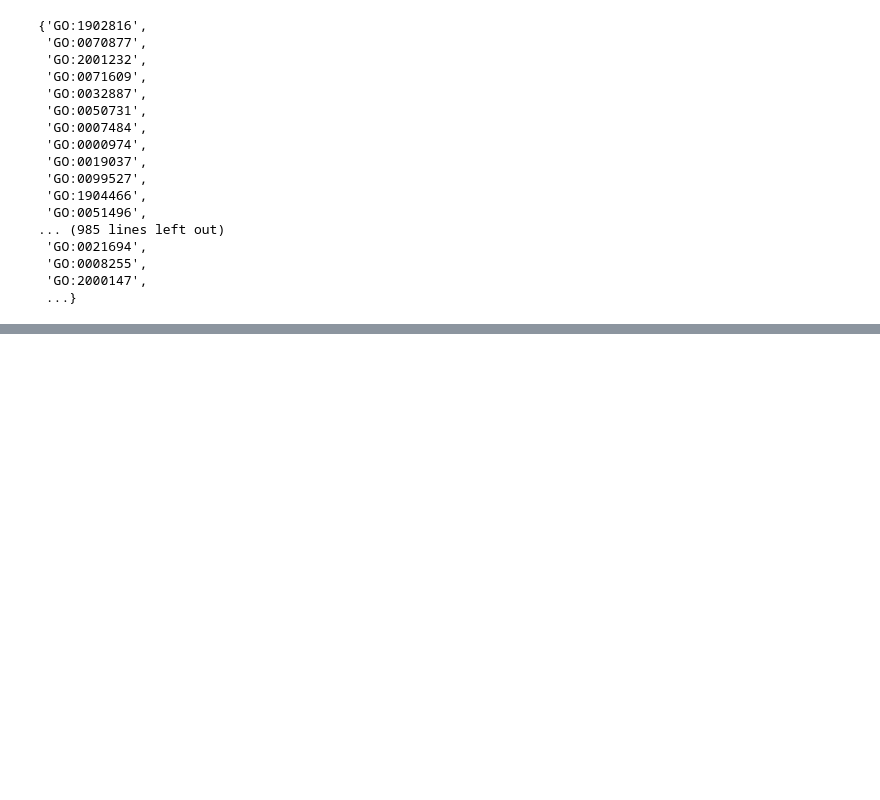
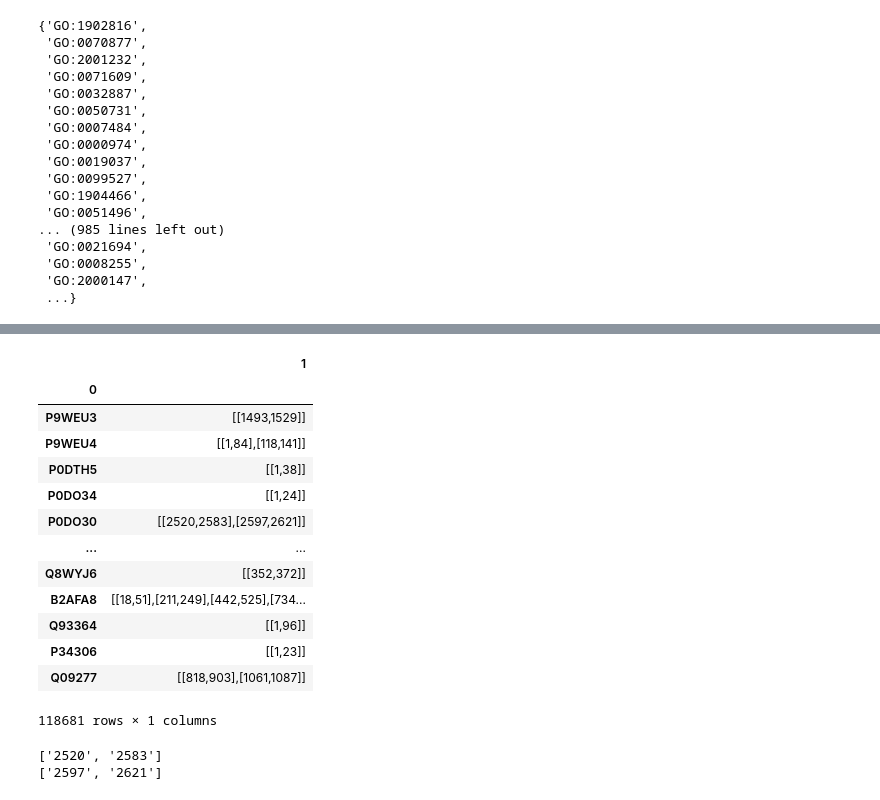
Before and after one commit to Elisa-blip/Bio_Data_Final_Project, a Jupyter notebook: Final_project_code.ipynb, the cells around one changed output, grey strips where cells are left out. Cells and saved outputs as stored; diff of their text form; code cells hidden in the pictures; blank space fills up the shorter version.

```diff
--- a/Final_project_code.ipynb
+++ b/Final_project_code.ipynb
@@ -1039,0 +1051,24 @@ top_level
+# %%
+disorder
+# %% [output]
+|  | 1 |
+| 0 |  |
+| P9WEU3 | [[1493,1529]] |
+| P9WEU4 | [[1,84],[118,141]] |
+| P0DTH5 | [[1,38]] |
+| P0DO34 | [[1,24]] |
+| P0DO30 | [[2520,2583],[2597,2621]] |
+| ... | ... |
+| Q8WYJ6 | [[352,372]] |
+| B2AFA8 | [[18,51],[211,249],[442,525],[734... |
+| Q93364 | [[1,96]] |
+| P34306 | [[1,23]] |
+| Q09277 | [[818,903],[1061,1087]] |
+118681 rows × 1 columns
+# %%
+for pair in disorder.loc['P0DO30'][1].replace('[',']').split(']'):
+    if len(pair)>2:
+        print(pair.split(','))
+# %% [output]
+['2520', '2583']
+['2597', '2621']
```
Also changed, not shown: parts of 25 cells of this notebook.
